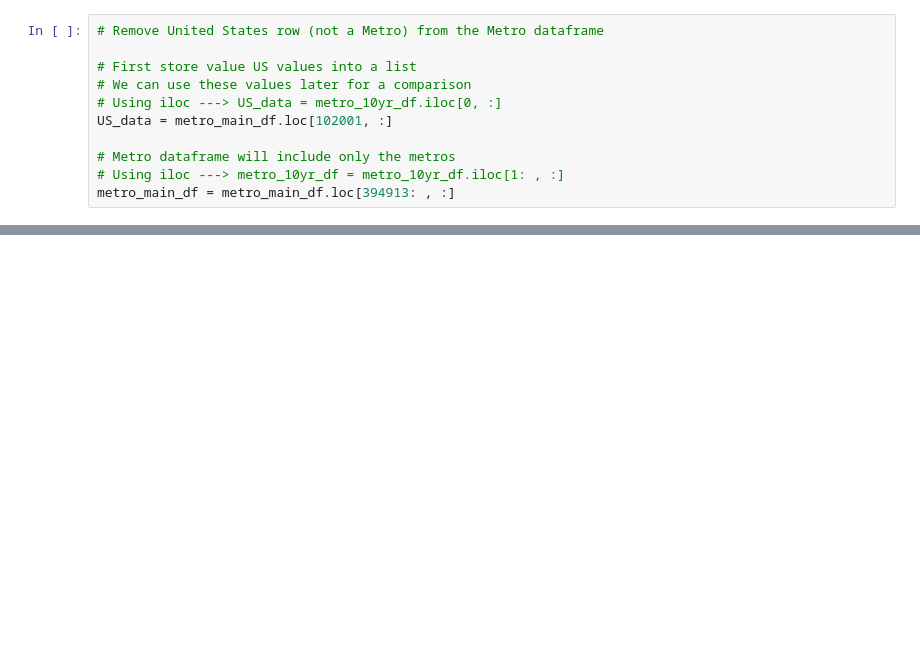
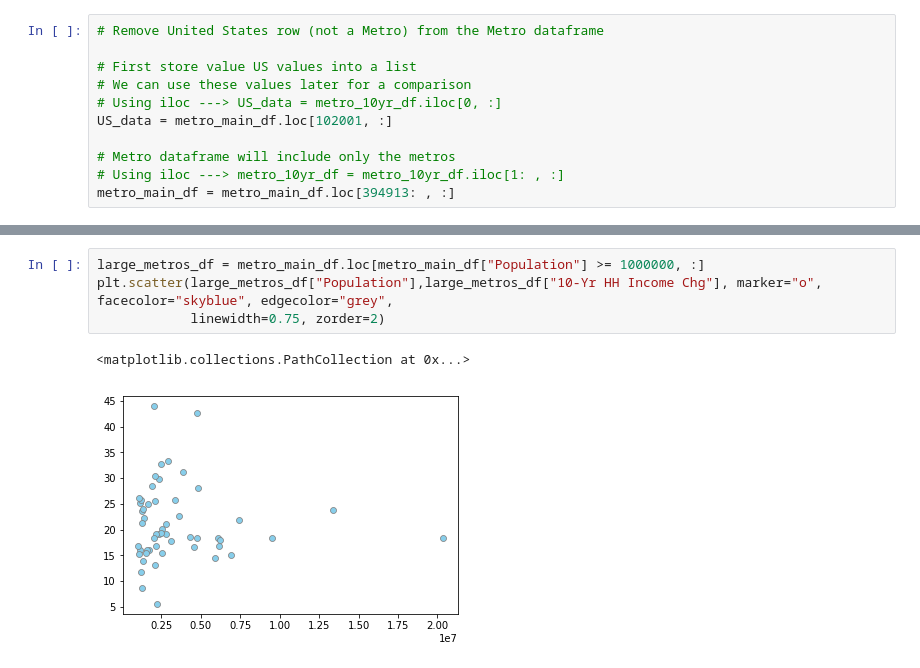
Before and after one commit to cgainor/Housing-and-Income-Appreciation, a Jupyter notebook: Work/Metro_10yr_Scatter.ipynb, the cells around one changed output, grey strips where cells are left out. Drawn from its saved outputs; the diff is of its cells as text; blank space fills up the shorter version.

Commit message:
updated metro scatter

```diff
--- a/Work/Metro_10yr_Scatter.ipynb
+++ b/Work/Metro_10yr_Scatter.ipynb
@@ -139,0 +149,7 @@ metro_frmt_df.head()
+# %%
+large_metros_df = metro_main_df.loc[metro_main_df["Population"] >= 1000000, :]
+plt.scatter(large_metros_df["Population"],large_metros_df["10-Yr HH Income Chg"], marker="o", facecolor="skyblue", edgecolor="grey",
+            linewidth=0.75, zorder=2)
+# %% [output]
+<matplotlib.collections.PathCollection at 0x...>
+[figure, added]
```
Also changed, not shown: parts of 2 cells of this notebook, 1 other file.
